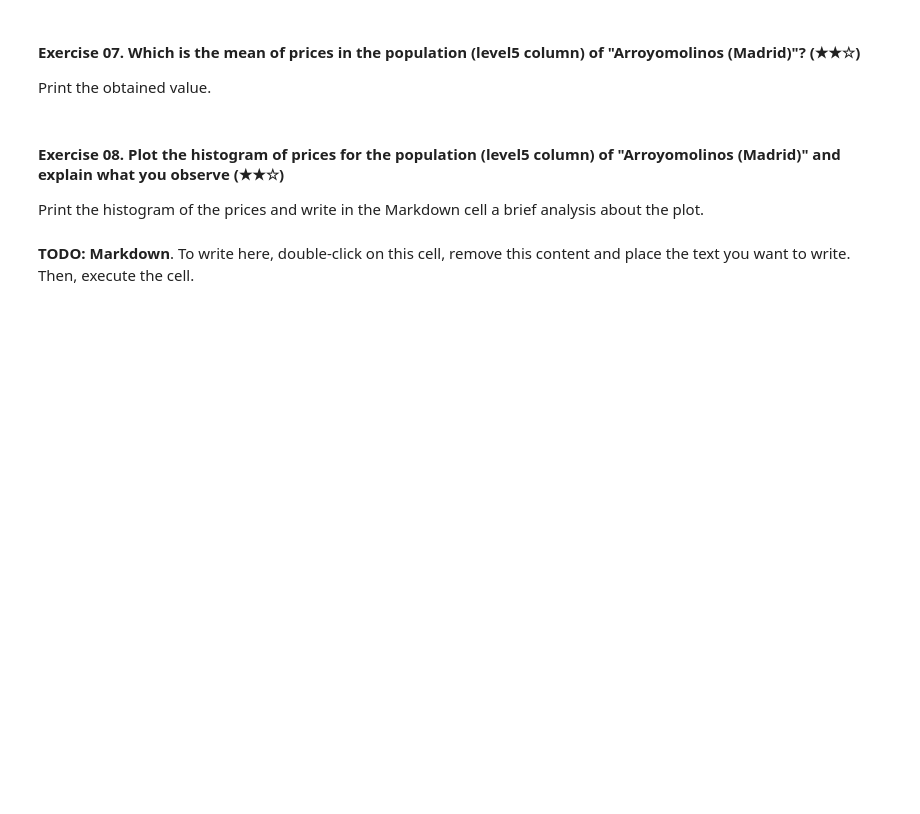
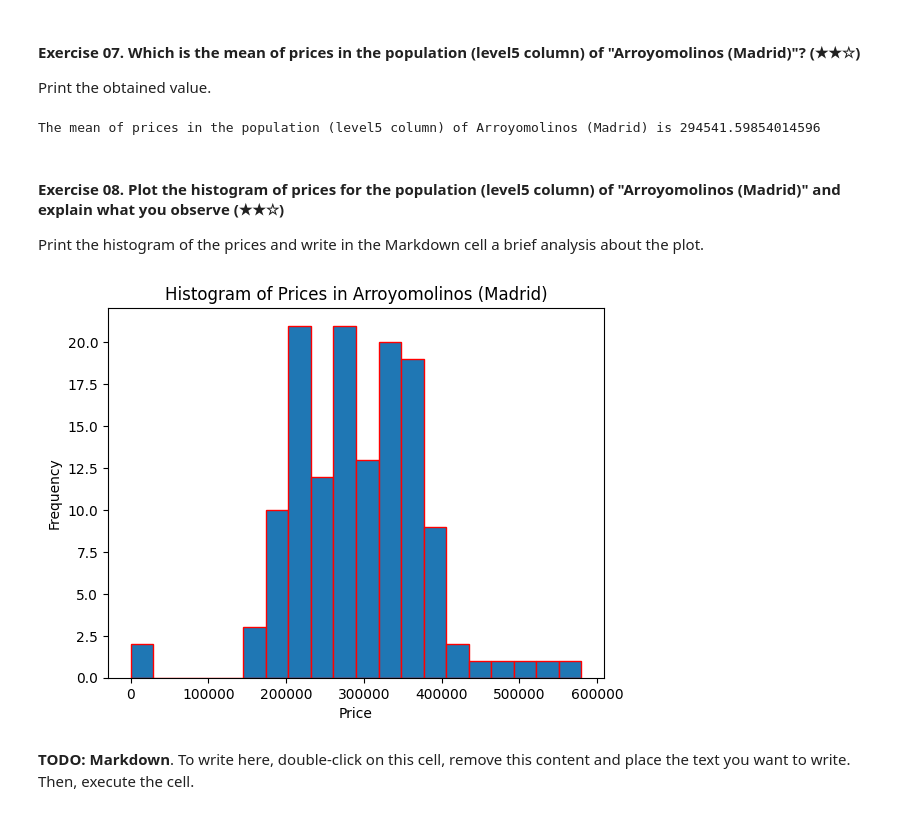
Before and after one commit to remelop03/realestate-datacleanup-exercise, a Jupyter notebook: project.ipynb, the cells around one changed output. Cells and saved outputs as stored; diff of their text form; code cells hidden in the pictures; blank space fills up the shorter version.

Commit message:
Exercise 08

```diff
--- a/project.ipynb
+++ b/project.ipynb
@@ -151,11 +151,26 @@ The dimensions of the DataFrame after deletions are: Number of rows= 15335, Numb
 
 Print the obtained value.
 # %%
-# TODO
+arroyomolinos_data=dfad[dfad['level5'] == "Arroyomolinos (Madrid)"]
+mean_price=arroyomolinos_data['price'].mean()
+print(f"The mean of prices in the population (level5 column) of Arroyomolinos (Madrid) is {mean_price}")
+# %% [output]
+The mean of prices in the population (level5 column) of Arroyomolinos (Madrid) is 294541.59854014596
 # %% [markdown]
 #### Exercise 08. Plot the histogram of prices for the population (level5 column) of "Arroyomolinos (Madrid)" and explain what you observe (★★☆)
 
 Print the histogram of the prices and write in the Markdown cell a brief analysis about the plot.
+# %%
+#Exercise 08
+import matplotlib.pyplot as plt
+
+plt.hist(arroyomolinos_data['price'], bins=20, edgecolor='red')
+plt.title('Histogram of Prices in Arroyomolinos (Madrid)')
+plt.xlabel('Price')
+plt.ylabel('Frequency')
+plt.show()
+# %% [output]
+[figure, added]
 # %% [markdown]
 **TODO: Markdown**. To write here, double-click on this cell, remove this content and place the text you want to write. Then, execute the cell.
 # %% [markdown]
```
